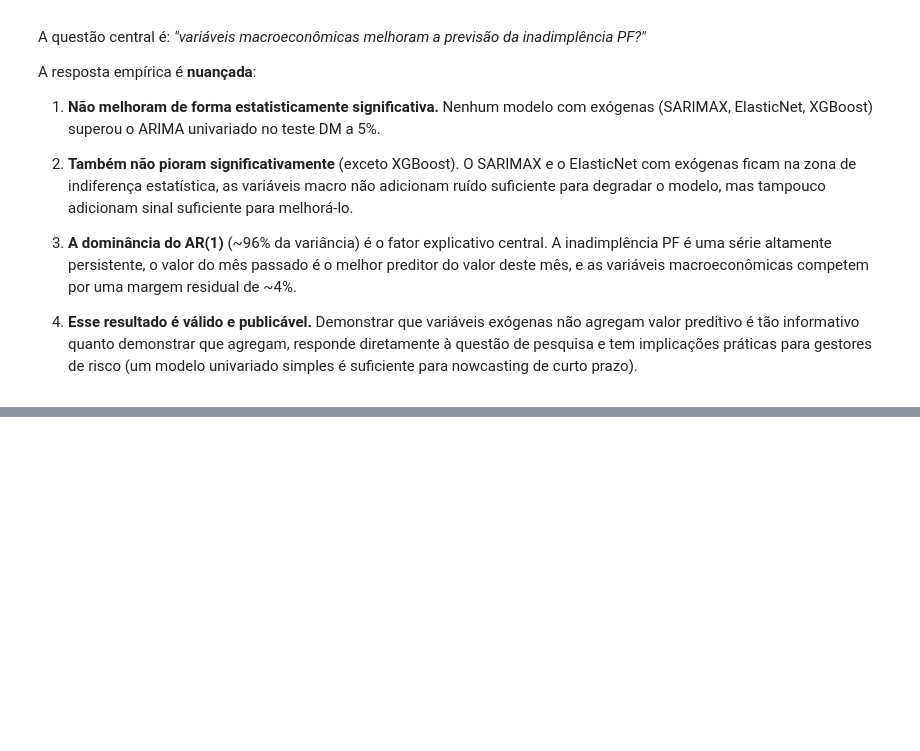
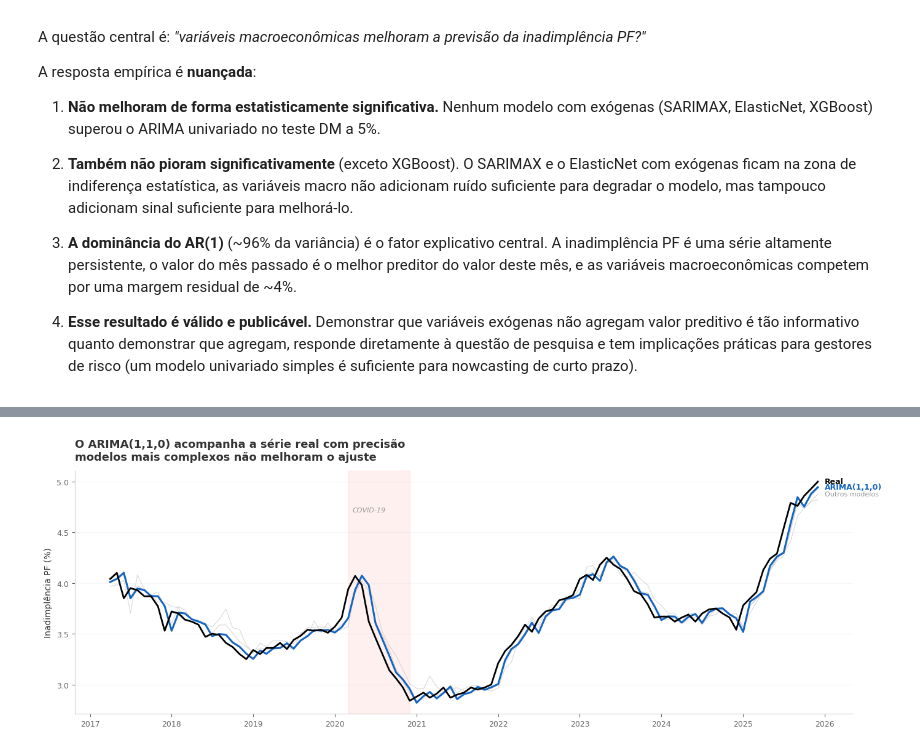
Before and after one commit to BrunoRaphaell/nowcasting, a Jupyter notebook: notebooks/03_modeling.ipynb, the cells around one changed output, grey strips where cells are left out. Cells and saved outputs as stored; diff of their text form; code cells hidden in the pictures; blank space fills up the shorter version.

```diff
--- a/notebooks/03_modeling.ipynb
+++ b/notebooks/03_modeling.ipynb
@@ -1163,0 +1171,67 @@ A resposta empírica é **nuançada**:
+# %%
+# Visualização 1: Série Temporal — Real vs Previsto
+import matplotlib.pyplot as plt
+import matplotlib.dates as mdates
+
+fig, ax = plt.subplots(figsize=(14, 5))
+
+# Fundo limpo (Knaflic Cap. 3: remova bordas e saturação)
+ax.spines["top"].set_visible(False)
+ax.spines["right"].set_visible(False)
+ax.spines["left"].set_color("#CCCCCC")
+ax.spines["bottom"].set_color("#CCCCCC")
+
+# Real (referência)
+ax.plot(results_arima110.index, results_arima110["y_true"],
+        color="black", linewidth=2, zorder=5)
+
+# Modelos em segundo plano (cinza) — Knaflic Fig. 4.11
+bg_models = {
+    "Persistência": pd.Series(y_pred, index=test_dates),
+    "ElasticNet": results_enet_curated["y_pred"],
+    "XGBoost": results_xgb_curated["y_pred"],
+}
+for name, preds in bg_models.items():
+    ax.plot(preds.index, preds.values, color="#C0C0C0", linewidth=0.8,
+            alpha=0.6, zorder=2)
+
+# ARIMA: protagonista (azul escuro, linha grossa — atributo pré-atentivo)
+ax.plot(results_arima110.index, results_arima110["y_pred"],
+        color="#1565C0", linewidth=2.2, zorder=4)
+
+# Legendas diretas (Knaflic Cap. 3, passo 5: proximidade da Gestalt)
+last_idx = results_arima110.index[-1]
+offset = pd.DateOffset(months=1)
+ax.text(last_idx + offset, results_arima110["y_true"].iloc[-1],
+        "Real", fontsize=9, fontweight="bold", color="black", va="center")
+ax.text(last_idx + offset, results_arima110["y_pred"].iloc[-1],
+        "ARIMA(1,1,0)", fontsize=9, fontweight="bold", color="#1565C0", va="center")
+ax.text(last_idx + offset, results_enet_curated["y_pred"].iloc[-1],
+        "Outros modelos", fontsize=8, color="#999999", va="center")
+
+# Anotação COVID (contexto narrativo)
+covid_start = pd.Timestamp("2020-03-01")
+if covid_start < results_arima110.index.max():
+    ax.axvspan(pd.Timestamp("2020-03-01"), pd.Timestamp("2020-12-01"),
+               alpha=0.06, color="#FF0000", zorder=1)
+    ax.annotate("COVID-19", xy=(pd.Timestamp("2020-06-01"), ax.get_ylim()[1] * 0.92),
+                fontsize=8, color="#999999", ha="center", style="italic")
+
+# Eixos limpos
+ax.set_ylabel("Inadimplência PF (%)", fontsize=10, color="#333333")
+ax.xaxis.set_major_locator(mdates.YearLocator())
+ax.xaxis.set_major_formatter(mdates.DateFormatter("%Y"))
+ax.tick_params(colors="#666666", labelsize=9)
+ax.grid(axis="y", alpha=0.15, color="#CCCCCC")
+
+# Título narrativo (Knaflic Cap. 1: o título diz a conclusão)
+ax.set_title(
+    "O ARIMA(1,1,0) acompanha a série real com precisão\n"
+    "modelos mais complexos não melhoram o ajuste",
+    fontsize=13, fontweight="bold", color="#333333", loc="left", pad=12
+)
+
+fig.tight_layout()
+plt.show()
+# %% [output]
+[figure, added]
```
Also changed, not shown: parts of 26 cells of this notebook, 5 other files.
